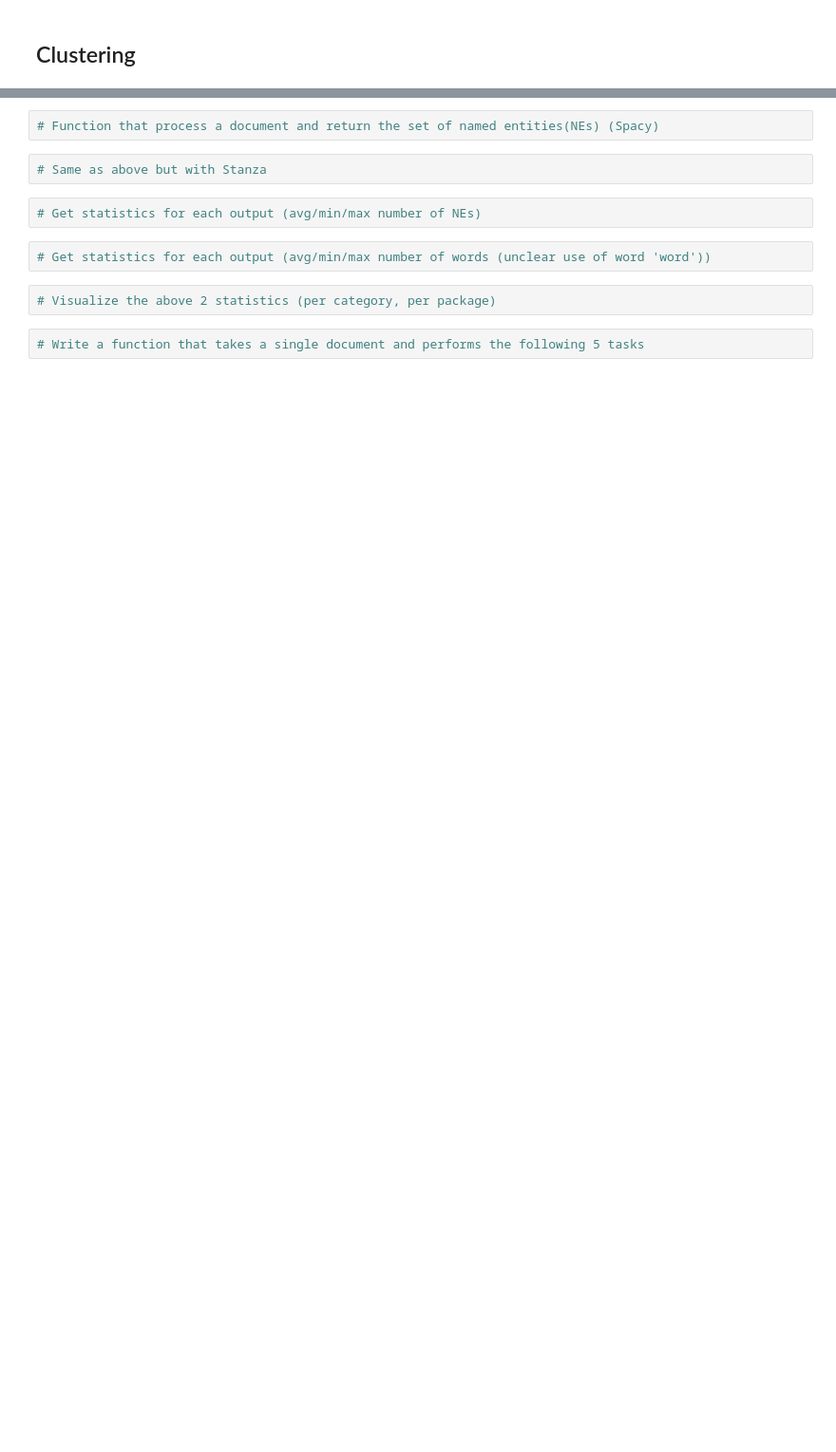
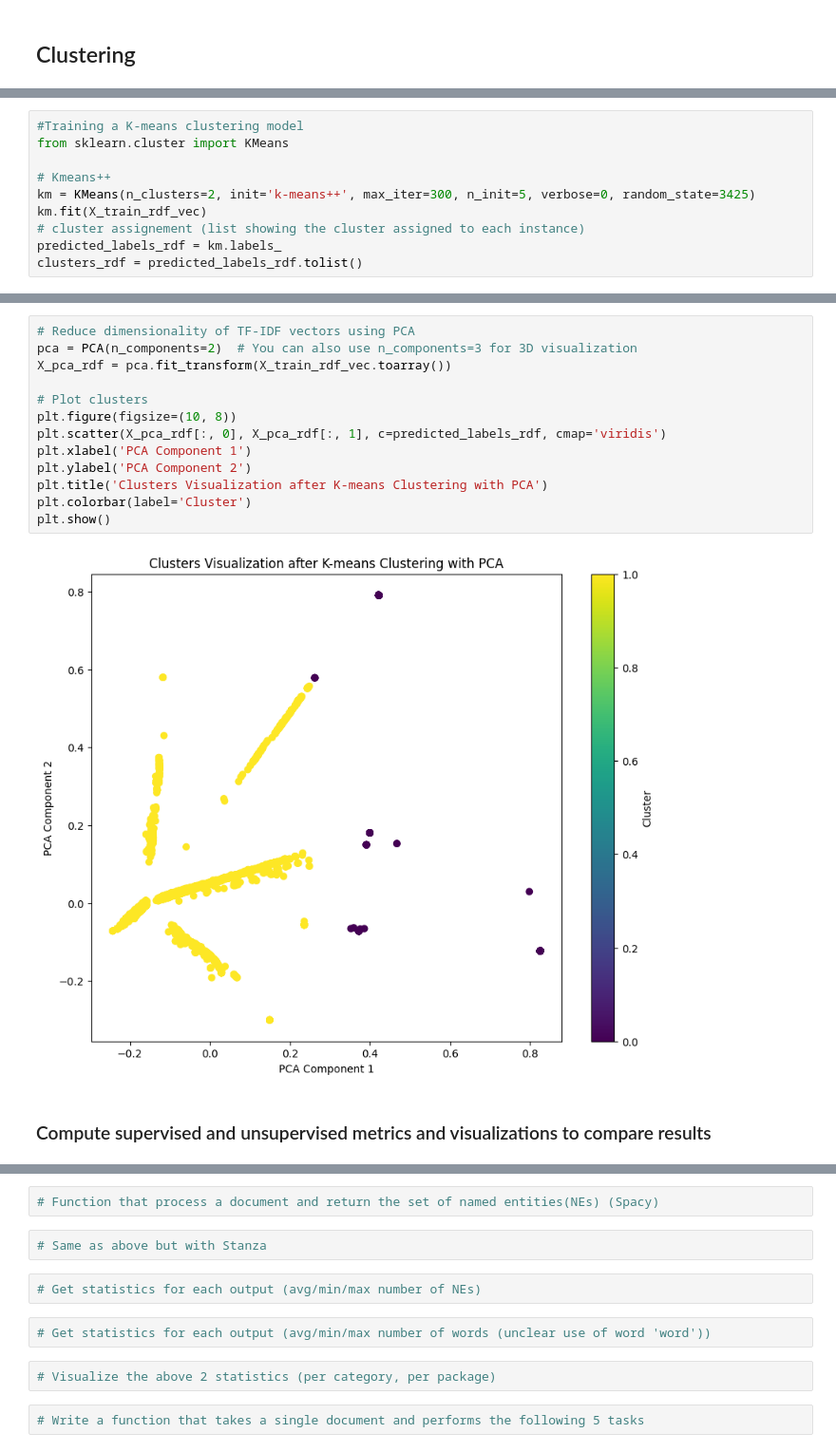
Before and after one commit to evanpkchapple/stanza_and_spacy_comparison, a Jupyter notebook: compare.ipynb, the cells around one changed output, grey strips where cells are left out. Shown at 95% size. Cells and saved outputs as stored; diff of their text form; blank space fills up the shorter version.

```diff
--- a/compare.ipynb
+++ b/compare.ipynb
@@ -490,0 +780,10 @@ linearized_drag_queen_rdf = [re.sub('>', '', dg) for dg in linearized_drag_queen
+# %%
+#Training a K-means clustering model
+from sklearn.cluster import KMeans
+
+# Kmeans++
+km = KMeans(n_clusters=2, init='k-means++', max_iter=300, n_init=5, verbose=0, random_state=3425)
+km.fit(X_train_rdf_vec)
+# cluster assignement (list showing the cluster assigned to each instance)
+predicted_labels_rdf = km.labels_
+clusters_rdf = predicted_labels_rdf.tolist()
@@ -490,0 +808,17 @@ linearized_drag_queen_rdf = [re.sub('>', '', dg) for dg in linearized_drag_queen
+# %%
+# Reduce dimensionality of TF-IDF vectors using PCA
+pca = PCA(n_components=2)  # You can also use n_components=3 for 3D visualization
+X_pca_rdf = pca.fit_transform(X_train_rdf_vec.toarray())
+
+# Plot clusters
+plt.figure(figsize=(10, 8))
+plt.scatter(X_pca_rdf[:, 0], X_pca_rdf[:, 1], c=predicted_labels_rdf, cmap='viridis')
+plt.xlabel('PCA Component 1')
+plt.ylabel('PCA Component 2')
+plt.title('Clusters Visualization after K-means Clustering with PCA')
+plt.colorbar(label='Cluster')
+plt.show()
+# %% [output]
+[figure, added]
+# %% [markdown]
+### Compute supervised and unsupervised metrics and visualizations to compare results
```
Also changed, not shown: parts of 35 cells of this notebook, 20 other files.
